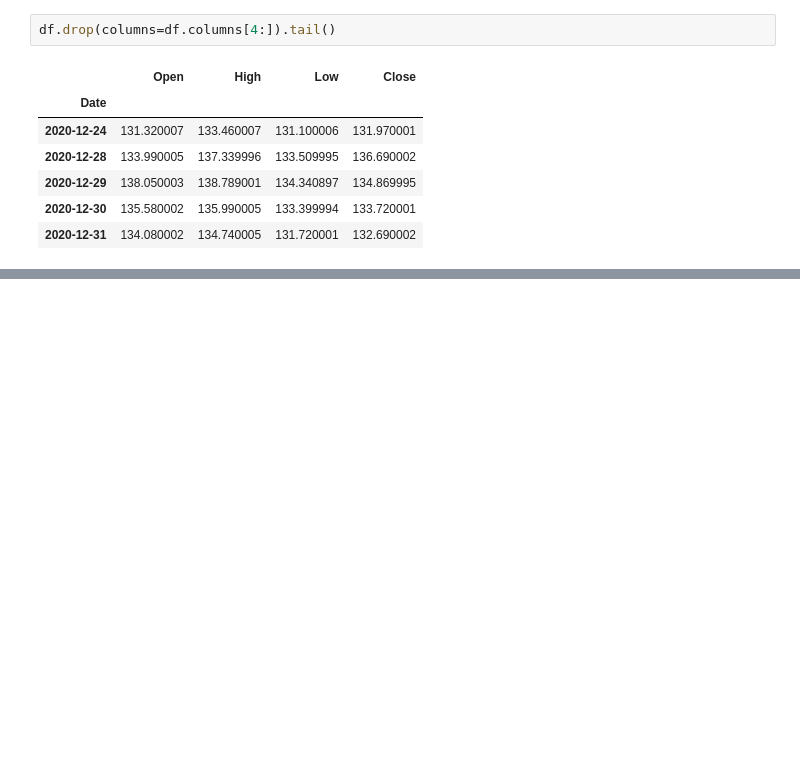
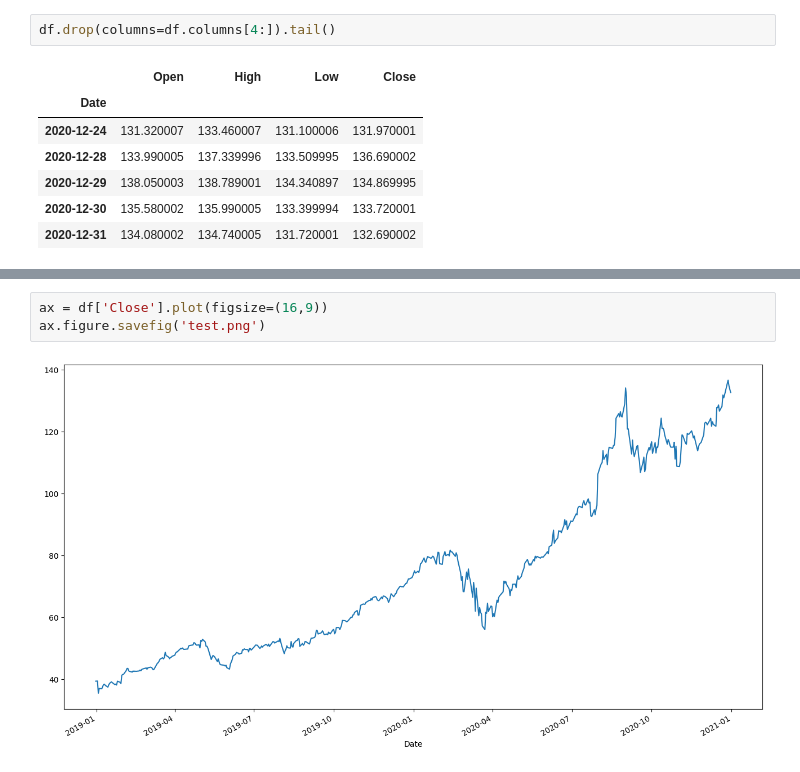
Before and after one commit to yongghongg/stock-screener, a Jupyter notebook: 07_pandas_df_tutorial_medium.ipynb, the cells around one changed output, grey strips where cells are left out. Cells and saved outputs as stored; diff of their text form; blank space fills up the shorter version.

```diff
--- a/07_pandas_df_tutorial_medium.ipynb
+++ b/07_pandas_df_tutorial_medium.ipynb
@@ -246,0 +433,5 @@ df.drop(columns=df.columns[4:]).tail()
+# %%
+ax = df['Close'].plot(figsize=(16,9))
+ax.figure.savefig('test.png')
+# %% [output]
+[figure, added]
```
Also changed, not shown: parts of 67 cells of this notebook, 1 other file.
